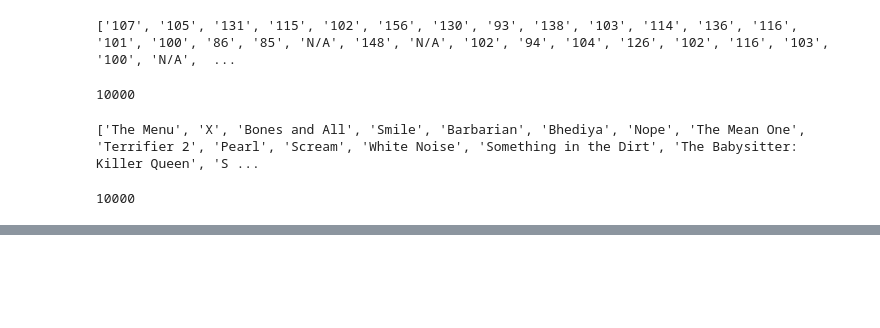
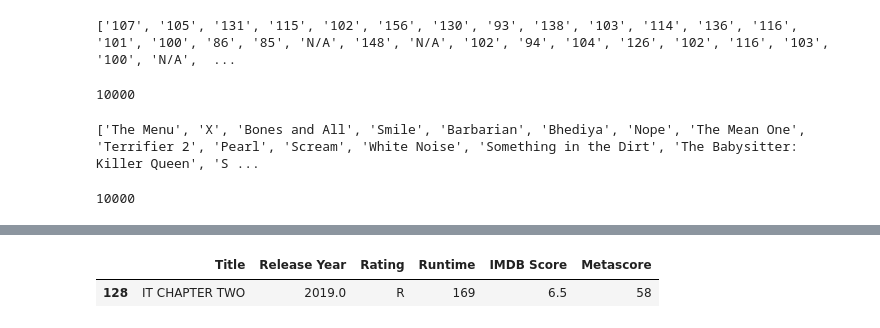
Before and after one commit to RobertRLunn/RLDA7capstone, a Jupyter notebook: notebook/RobertLunnCapstone.ipynb, the cells around one changed output, grey strips where cells are left out. Saved outputs shown, nothing was run; the diff lists cells and outputs as text; code cells hidden in the pictures; blank space fills up the shorter version.

```diff
--- a/notebook/RobertLunnCapstone.ipynb
+++ b/notebook/RobertLunnCapstone.ipynb
@@ -409,0 +403,5 @@ if something looks weird, see how the title is styled in one DF vs the other. yo
+# %%
+imdbdf.loc[(imdbdf['Title'] == 'IT CHAPTER TWO')]
+# %% [output]
+|  | Title | Release Year | Rating | Runtime | IMDB Score | Metascore |
+| 128 | IT CHAPTER TWO | 2019.0 | R | 169 | 6.5 | 58 |
```
Also changed, not shown: parts of 26 cells of this notebook.
